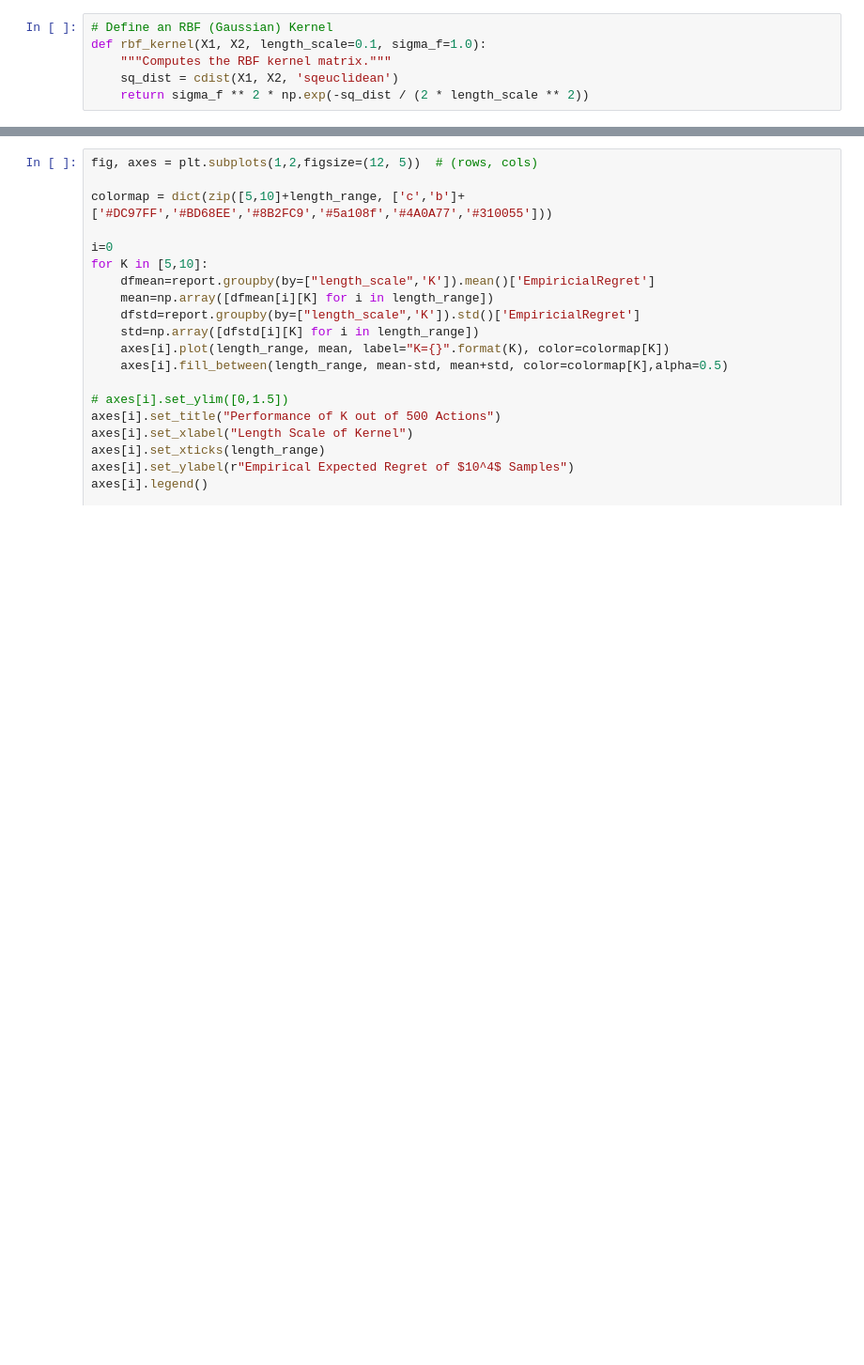
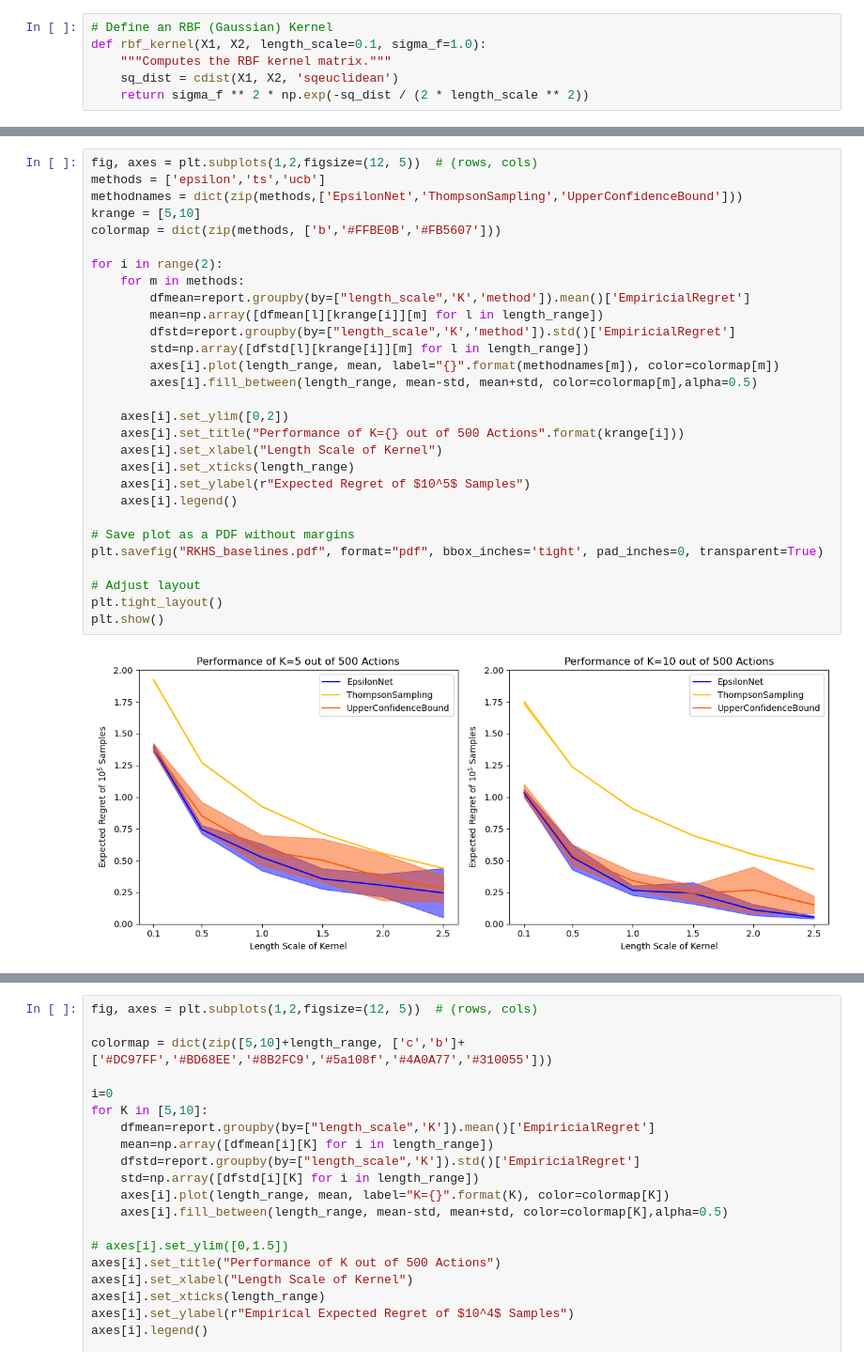
Before and after one commit to Quan-Zhou/MAB, a Jupyter notebook: RKHS.ipynb, the cells around one changed output, grey strips where cells are left out. Shown at 94% size. Saved outputs shown, nothing was run; the diff lists cells and outputs as text; blank space fills up the shorter version.

```diff
--- a/RKHS.ipynb
+++ b/RKHS.ipynb
@@ -184,6 +173,37 @@ for K in [5,10]:
             report = pd.concat([report,row.to_frame().T,row_ucb.to_frame().T,row_ts.to_frame().T], ignore_index=True)
 
 # report.to_csv('/data/report_postprocess_adult_'+str(pa)+'.csv',index=None)
+# %%
+fig, axes = plt.subplots(1,2,figsize=(12, 5))  # (rows, cols)
+methods = ['epsilon','ts','ucb']
+methodnames = dict(zip(methods,['EpsilonNet','ThompsonSampling','UpperConfidenceBound']))
+krange = [5,10]
+colormap = dict(zip(methods, ['b','#FFBE0B','#FB5607']))
+
+for i in range(2):
+    for m in methods:
+        dfmean=report.groupby(by=["length_scale",'K','method']).mean()['EmpiricialRegret']
+        mean=np.array([dfmean[l][krange[i]][m] for l in length_range])
+        dfstd=report.groupby(by=["length_scale",'K','method']).std()['EmpiricialRegret']
+        std=np.array([dfstd[l][krange[i]][m] for l in length_range])
+        axes[i].plot(length_range, mean, label="{}".format(methodnames[m]), color=colormap[m])
+        axes[i].fill_between(length_range, mean-std, mean+std, color=colormap[m],alpha=0.5)
+
+    axes[i].set_ylim([0,2])
+    axes[i].set_title("Performance of K={} out of 500 Actions".format(krange[i]))
+    axes[i].set_xlabel("Length Scale of Kernel")
+    axes[i].set_xticks(length_range)
+    axes[i].set_ylabel(r"Expected Regret of $10^5$ Samples")
+    axes[i].legend()
+
+# Save plot as a PDF without margins
+plt.savefig("RKHS_baselines.pdf", format="pdf", bbox_inches='tight', pad_inches=0, transparent=True)
+
+# Adjust layout
+plt.tight_layout()
+plt.show()
+# %% [output]
+[figure, added]
 # %%
 report.groupby(by=["length_scale",'K','method']).mean()
 # %% [output]
```
Also changed, not shown: parts of 6 cells of this notebook, 1 other file.
